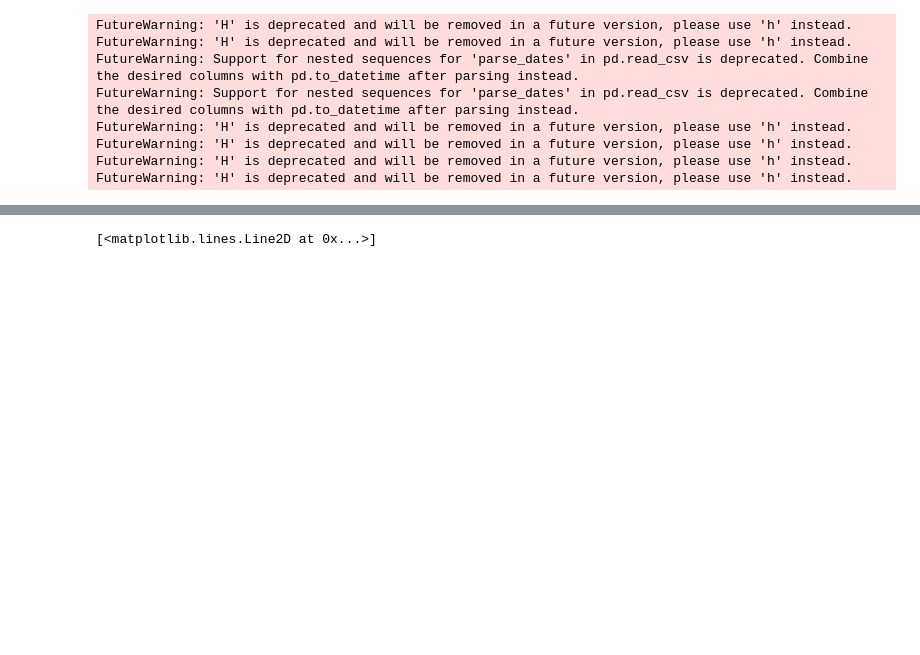
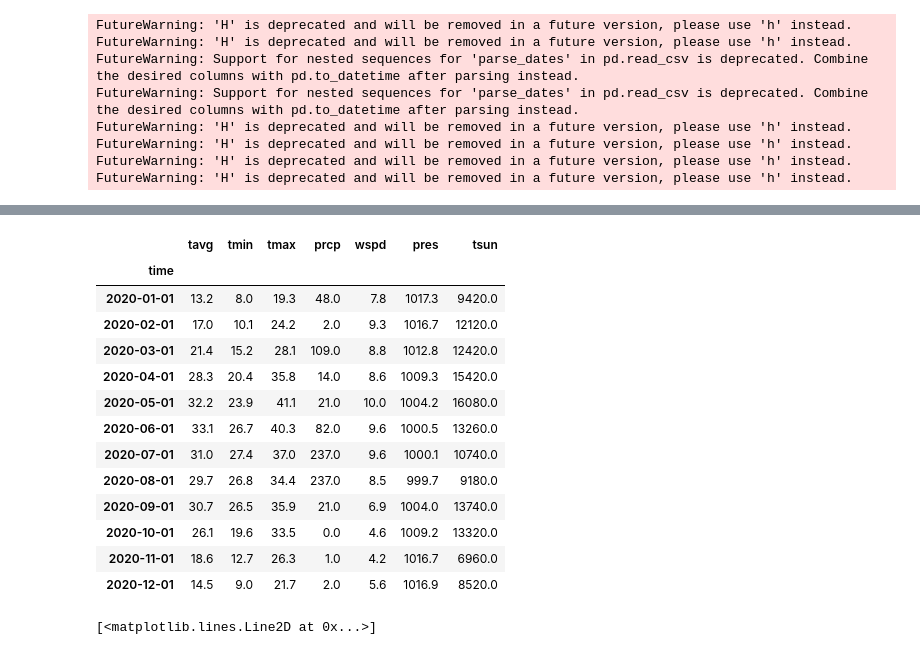
Before and after one commit to amangupta2/ai_weather, a Jupyter notebook: docs/source/wbx_quickstart.ipynb, the cells around one changed output, grey strips where cells are left out. Saved outputs shown, nothing was run; the diff lists cells and outputs as text; code cells hidden in the pictures; blank space fills up the shorter version.

```diff
--- a/docs/source/wbx_quickstart.ipynb
+++ b/docs/source/wbx_quickstart.ipynb
@@ -79,3 +88,20 @@ FutureWarning: 'H' is deprecated and will be removed in a future version, please
+# %%
+delhi_data
+# %% [output]
+|  | tavg | tmin | tmax | prcp | wspd | pres | tsun |
+| time |  |  |  |  |  |  |  |
+| 2020-01-01 | 13.2 | 8.0 | 19.3 | 48.0 | 7.8 | 1017.3 | 9420.0 |
+| 2020-02-01 | 17.0 | 10.1 | 24.2 | 2.0 | 9.3 | 1016.7 | 12120.0 |
+| 2020-03-01 | 21.4 | 15.2 | 28.1 | 109.0 | 8.8 | 1012.8 | 12420.0 |
+| 2020-04-01 | 28.3 | 20.4 | 35.8 | 14.0 | 8.6 | 1009.3 | 15420.0 |
+| 2020-05-01 | 32.2 | 23.9 | 41.1 | 21.0 | 10.0 | 1004.2 | 16080.0 |
+| 2020-06-01 | 33.1 | 26.7 | 40.3 | 82.0 | 9.6 | 1000.5 | 13260.0 |
+| 2020-07-01 | 31.0 | 27.4 | 37.0 | 237.0 | 9.6 | 1000.1 | 10740.0 |
+| 2020-08-01 | 29.7 | 26.8 | 34.4 | 237.0 | 8.5 | 999.7 | 9180.0 |
+| 2020-09-01 | 30.7 | 26.5 | 35.9 | 21.0 | 6.9 | 1004.0 | 13740.0 |
+| 2020-10-01 | 26.1 | 19.6 | 33.5 | 0.0 | 4.6 | 1009.2 | 13320.0 |
+| 2020-11-01 | 18.6 | 12.7 | 26.3 | 1.0 | 4.2 | 1016.7 | 6960.0 |
+| 2020-12-01 | 14.5 | 9.0 | 21.7 | 2.0 | 5.6 | 1016.9 | 8520.0 |
 # %%
 fig=plt.figure(figsize=(25, 5), dpi= 80, facecolor='w', edgecolor='k')
 plt.plot(delhi_data['temp'], color='C0')
```
Also changed, not shown: parts of 4 cells of this notebook.
